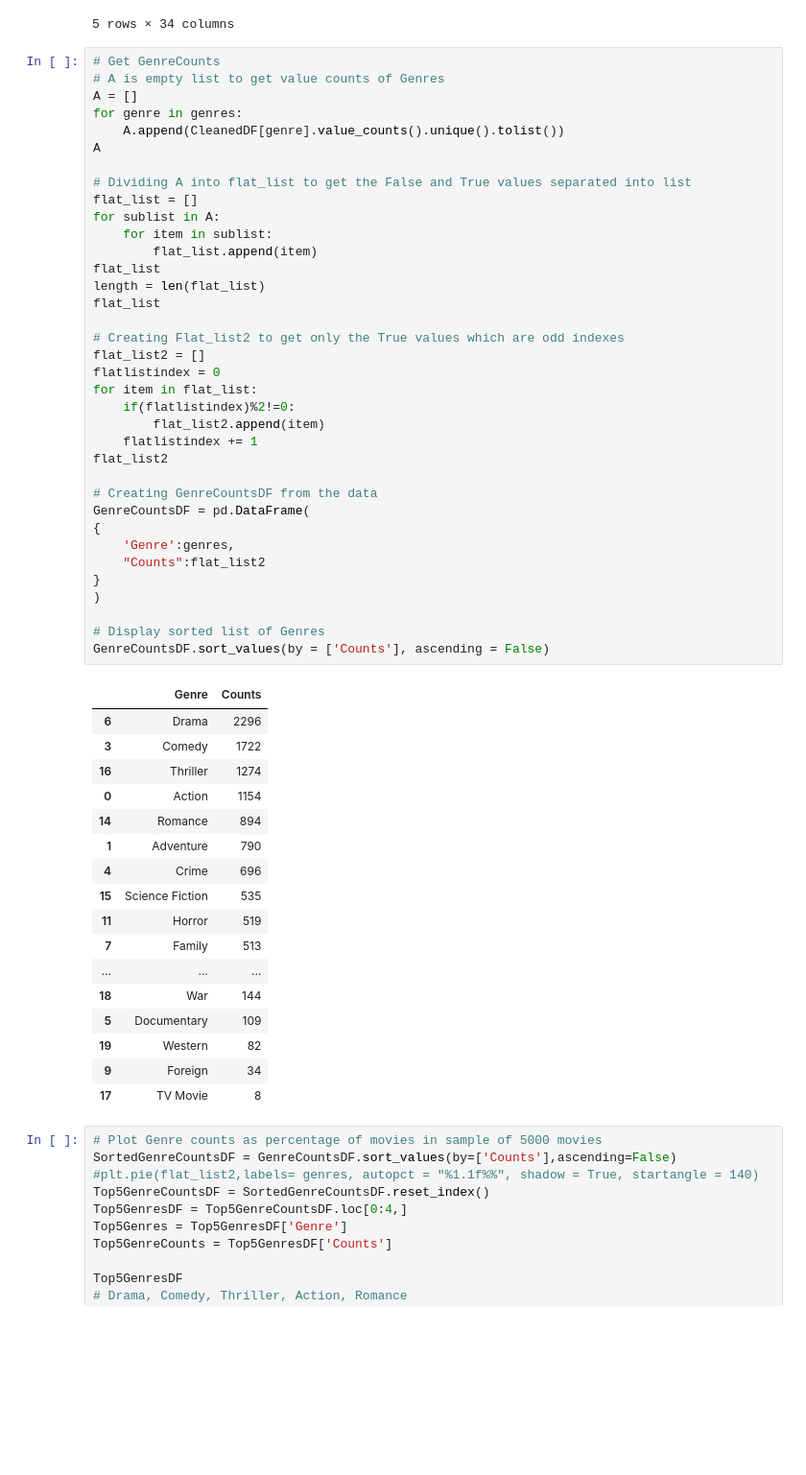
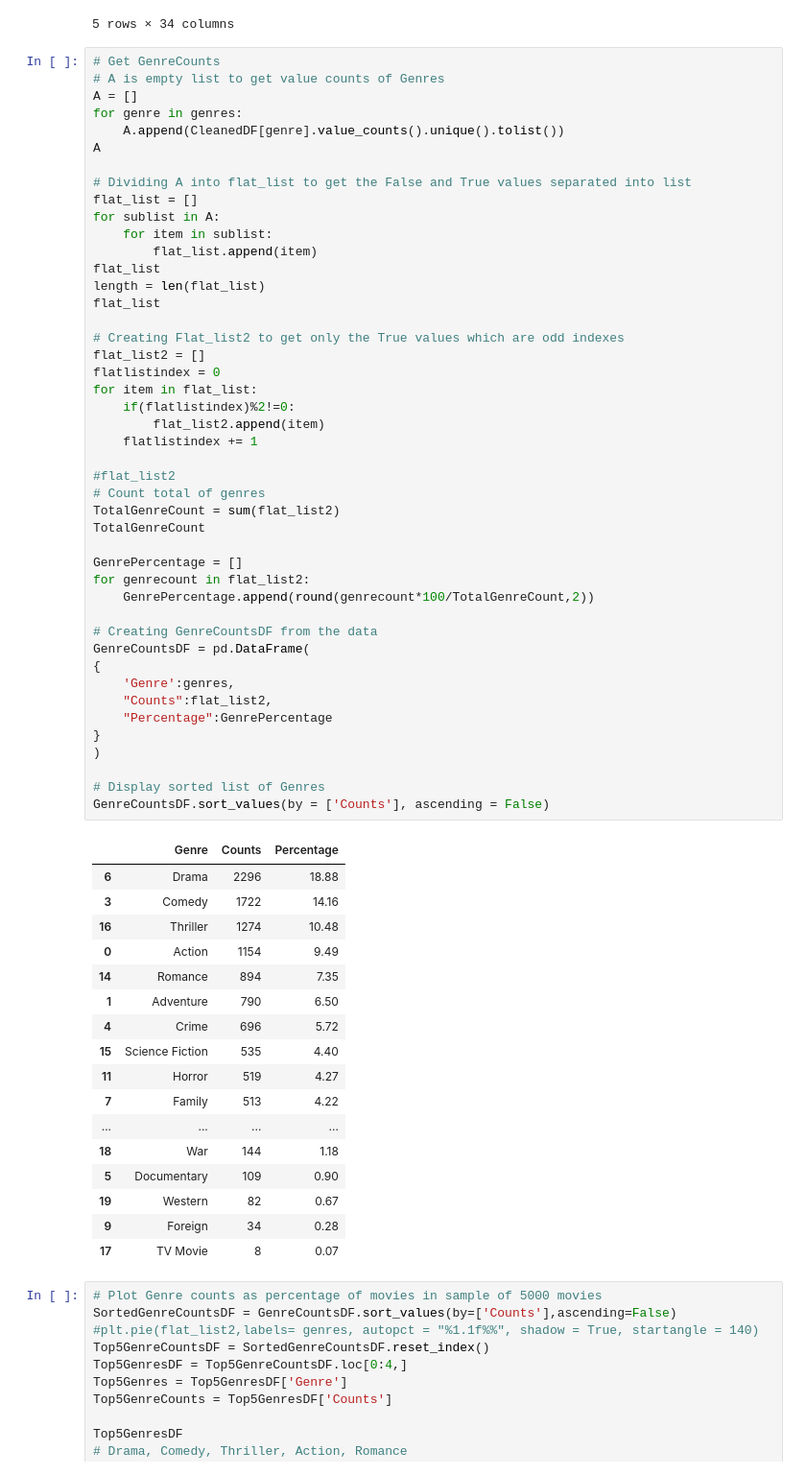
Before and after one commit to jqckie/Project1_Team1, a Jupyter notebook: Kunal_10_28.ipynb, the cells around one changed output. Shown: that part at 96% size. Saved outputs shown, nothing was run; the diff lists cells and outputs as text; blank space fills up the shorter version.

```diff
--- a/Kunal_10_28.ipynb
+++ b/Kunal_10_28.ipynb
@@ -82,52 +71,61 @@ for genre in genres:
     A.append(CleanedDF[genre].value_counts().unique().tolist())
 A
 
 # Dividing A into flat_list to get the False and True values separated into list
 flat_list = []
 for sublist in A:
     for item in sublist:
         flat_list.append(item)
 flat_list
 length = len(flat_list)
 flat_list
 
 # Creating Flat_list2 to get only the True values which are odd indexes
 flat_list2 = []
 flatlistindex = 0
 for item in flat_list:
     if(flatlistindex)%2!=0:
         flat_list2.append(item)
     flatlistindex += 1
-flat_list2
+
+#flat_list2
+# Count total of genres
+TotalGenreCount = sum(flat_list2)
+TotalGenreCount
+
+GenrePercentage = []
+for genrecount in flat_list2:
+    GenrePercentage.append(round(genrecount*100/TotalGenreCount,2))
 
 # Creating GenreCountsDF from the data
 GenreCountsDF = pd.DataFrame(
 {
     'Genre':genres,
-    "Counts":flat_list2
+    "Counts":flat_list2,
+    "Percentage":GenrePercentage
 }
 )
 
 # Display sorted list of Genres
 GenreCountsDF.sort_values(by = ['Counts'], ascending = False)
 # %% [output]
-|  | Genre | Counts |
-| 6 | Drama | 2296 |
-| 3 | Comedy | 1722 |
-| 16 | Thriller | 1274 |
-| 0 | Action | 1154 |
-| 14 | Romance | 894 |
-| 1 | Adventure | 790 |
-| 4 | Crime | 696 |
-| 15 | Science Fiction | 535 |
-| 11 | Horror | 519 |
-| 7 | Family | 513 |
-| ... | ... | ... |
-| 18 | War | 144 |
-| 5 | Documentary | 109 |
-| 19 | Western | 82 |
-| 9 | Foreign | 34 |
-| 17 | TV Movie | 8 |
+|  | Genre | Counts | Percentage |
+| 6 | Drama | 2296 | 18.88 |
+| 3 | Comedy | 1722 | 14.16 |
+| 16 | Thriller | 1274 | 10.48 |
+| 0 | Action | 1154 | 9.49 |
+| 14 | Romance | 894 | 7.35 |
+| 1 | Adventure | 790 | 6.50 |
+| 4 | Crime | 696 | 5.72 |
+| 15 | Science Fiction | 535 | 4.40 |
+| 11 | Horror | 519 | 4.27 |
+| 7 | Family | 513 | 4.22 |
+| ... | ... | ... | ... |
+| 18 | War | 144 | 1.18 |
+| 5 | Documentary | 109 | 0.90 |
+| 19 | Western | 82 | 0.67 |
+| 9 | Foreign | 34 | 0.28 |
+| 17 | TV Movie | 8 | 0.07 |
 # %%
 # Plot Genre counts as percentage of movies in sample of 5000 movies
 SortedGenreCountsDF = GenreCountsDF.sort_values(by=['Counts'],ascending=False)
```
Also changed, not shown: parts of 9 cells of this notebook, 2 other files.
